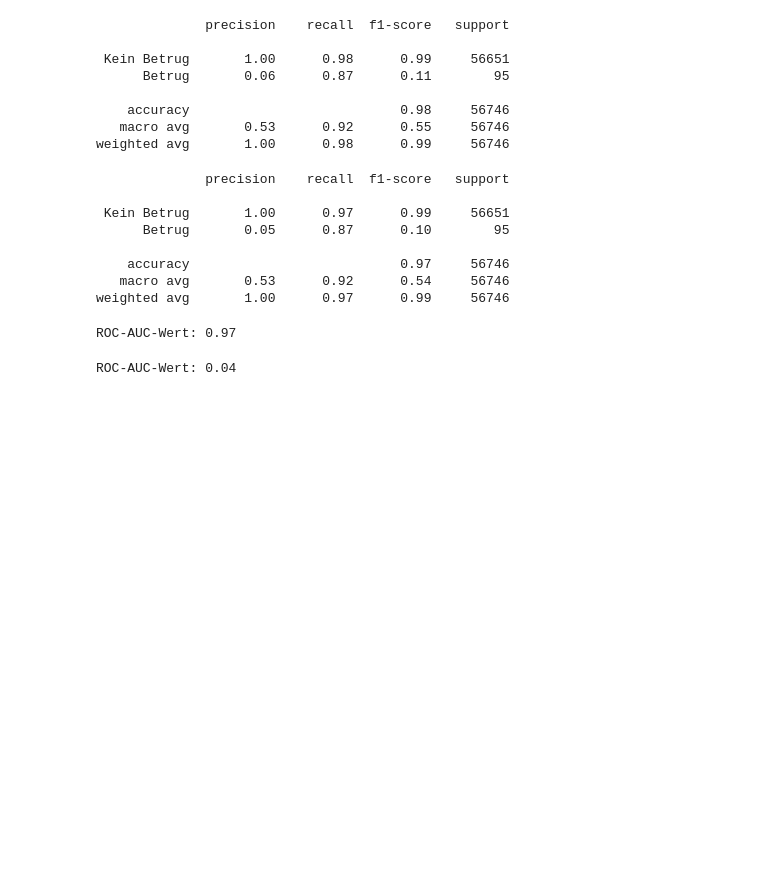
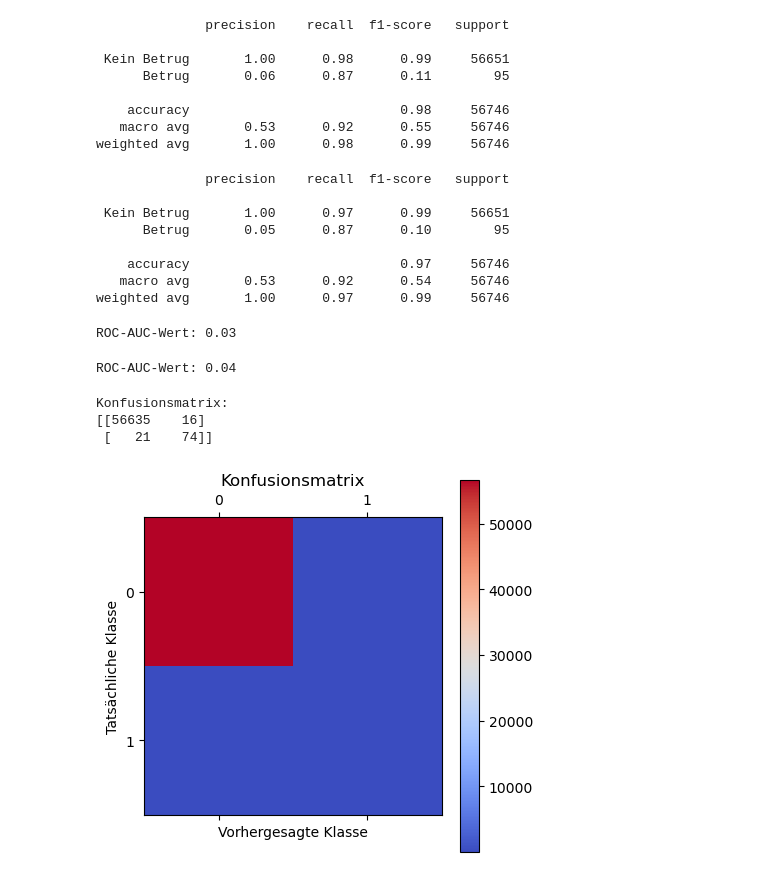
Before and after one commit to Korbiniannn/University, a Jupyter notebook: 3-Semester/Machine-Learning/Projekt/fraud_project.ipynb, the cells around one changed output. Drawn from its saved outputs; the diff is of its cells as text; code cells hidden in the pictures; blank space fills up the shorter version.

```diff
--- a/3-Semester/Machine-Learning/Projekt/fraud_project.ipynb
+++ b/3-Semester/Machine-Learning/Projekt/fraud_project.ipynb
@@ -229,13 +300,13 @@ weighted avg       1.00      0.97      0.99     56746
 # Der ROC-AUC-Wert zeigt, wie gut das Modell zwischen den Klassen unterscheidet.
 
 # Wahrscheinlichkeiten für die positive Klasse
-y_pred_proba = LG_model_balanced.predict_proba(X_test)[:, 1]
+y_pred_proba = LG_model_balanced.predict_proba(X_test)[:, 0]
 
 # ROC-AUC berechnen
 roc_auc = roc_auc_score(y_test, y_pred_proba)
 print(f"ROC-AUC-Wert: {roc_auc:.2f}")
 # %% [output]
-ROC-AUC-Wert: 0.97
+ROC-AUC-Wert: 0.03
 # %%
 y_pred_proba = LG_model_SMOTE.predict_proba(X_test)[:, 0]
 
@@ -244,3 +315,32 @@ roc_auc = roc_auc_score(y_test, y_pred_proba)
 print(f"ROC-AUC-Wert: {roc_auc:.2f}")
 # %% [output]
 ROC-AUC-Wert: 0.04
+# %%
+
+LG_model_better_balanced = LogisticRegression(class_weight={0: 1, 1: 10}, random_state=42)
+LG_model_better_balanced.fit(X_train, y_train)
+
+#Konfusions-Matrix zeigt anzahl der True-Positives, False-Positives, True-Negatives, False-Negatives
+
+# Predictions mit dem Modell (z. B. 'model') auf Testdaten
+y_pred_better_balanced = LG_model_better_balanced.predict(X_test)
+
+# Konfusionsmatrix berechnen
+cm = confusion_matrix(y_test, y_pred_better_balanced)
+
+# Konfusionsmatrix anzeigen
+print("Konfusionsmatrix:")
+print(cm)
+
+# Optional: Visualisierung der Konfusionsmatrix
+plt.matshow(cm, cmap='coolwarm')
+plt.title('Konfusionsmatrix')
+plt.colorbar()
+plt.xlabel('Vorhergesagte Klasse')
+plt.ylabel('Tatsächliche Klasse')
+plt.show()
+# %% [output]
+Konfusionsmatrix:
+[[56635    16]
+ [   21    74]]
+[figure, added]
```
Also changed, not shown: parts of 23 cells of this notebook, 18 other files.
